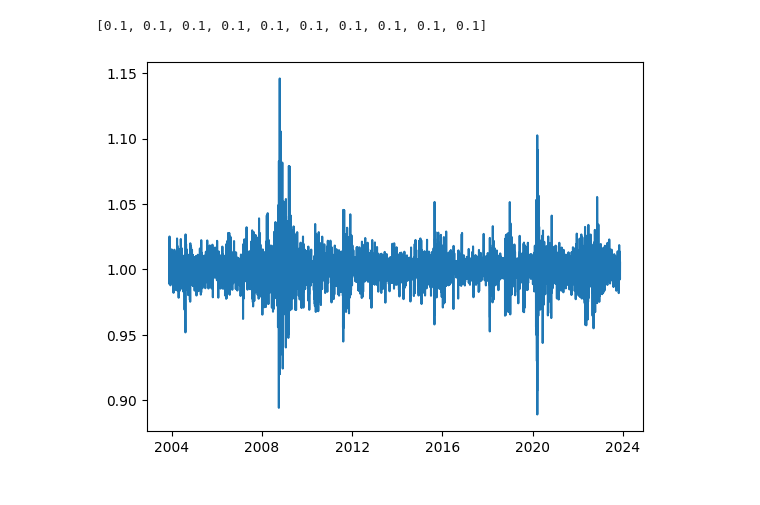
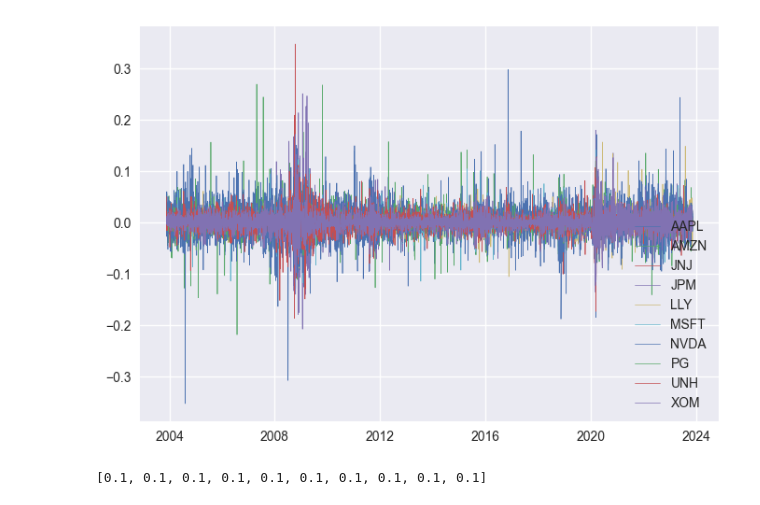
Before and after one commit to Terry-Xu-666/4530_projrct, a Jupyter notebook: OGD.ipynb, the cells around one changed output. Drawn from its saved outputs; the diff is of its cells as text; code cells hidden in the pictures.

```diff
--- a/OGD.ipynb
+++ b/OGD.ipynb
@@ -38,3 +32,14 @@ df
+# %%
+df = df_ori.pct_change().iloc[1:,:]
+
+plt.figure()
+for stk in df.columns:
+    plt.plot(df.index, df.loc[:,stk], linewidth=0.5, label=stk)
+    plt.legend(loc='best')
+
+plt.show()
+# %% [output]
+[figure, added]
 # %%
 initial_stg = [1/len(df.columns)] * len(df.columns)
 initial_stg
@@ -69,11 +72,3 @@ for i in range(len(df)):
     # OGD to find strategy in the next round
     cur_stg = OGD(cur_stg, ETA, loss)
     # print(cur_stg)
-# %%
-import matplotlib.pyplot as plt
-
-plt.figure()
-plt.plot(df.index, arr_pfl[:-1])
-plt.show()
-# %% [output]
-[figure, removed]
```
Also changed, not shown: parts of 10 cells of this notebook.
